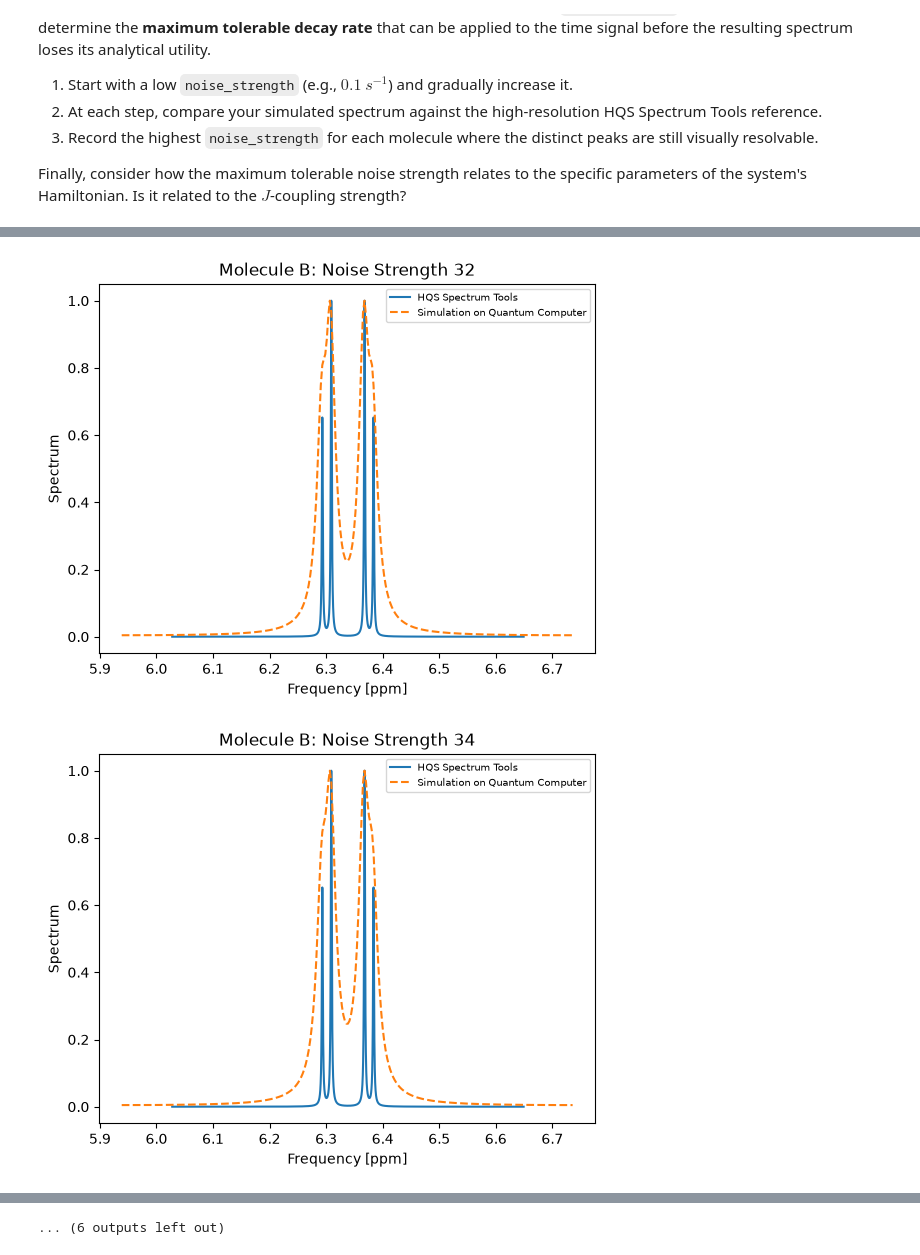
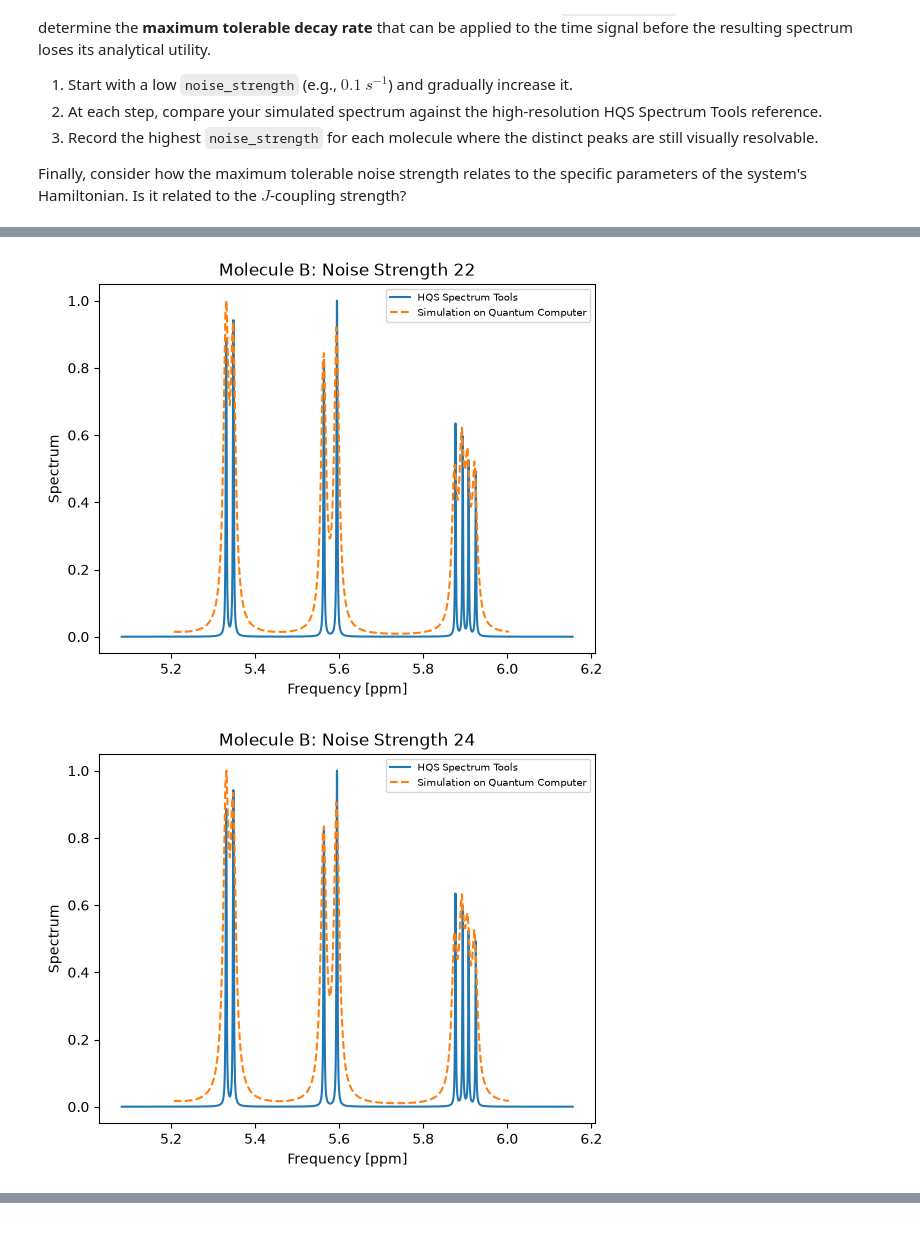
Before and after one commit to jona-sh/qiskit-fall-fest, a Jupyter notebook: nmr.ipynb, the cells around one changed output, grey strips where cells are left out. Drawn from its saved outputs; the diff is of its cells as text; code cells hidden in the pictures.

```diff
--- a/nmr.ipynb
+++ b/nmr.ipynb
@@ -569,7 +585,7 @@ spectrum_full, ppm = time_signal_to_spectrum(
 # %% [markdown]
 Reading off the known spectrum obtained via exact diagonalization from json file. You can also use *HQS Spectrum Tools* to calculate the spectrum.
 # %%
-with open(data_dir / f"spectrum_1.pkl", "rb") as f:
+with open(data_dir / f"spectrum_2.pkl", "rb") as f:
     hqs_spectrum_tools_results = pickle.load(f)
 
 hqs_spectrum_tools_ppm = hqs_spectrum_tools_results["frequencies"]
@@ -609,7 +625,7 @@ For each of the provided molecules (A, B, and C), systematically sweep the `nois
 
 Finally, consider how the maximum tolerable noise strength relates to the specific parameters of the system's Hamiltonian. Is it related to the $J$-coupling strength?
 # %%
-for noise_strength in np.arange(20, 55, 2):  # s^-1 (choose per system/step size)
+for noise_strength in np.arange(10, 30, 2):  # s^-1 (choose per system/step size)
     c_xx = np.zeros(number_of_trottersteps)
     c_yx = np.zeros(number_of_trottersteps)
 
@@ -641,7 +657,7 @@ for noise_strength in np.arange(20, 55, 2):  # s^-1 (choose per system/step size
         chem_shift_hz=chemical_shift_hz,
     )
 
-    with open(data_dir / f"spectrum_1.pkl", "rb") as f:
+    with open(data_dir / f"spectrum_2.pkl", "rb") as f:
         hqs_spectrum_tools_results = pickle.load(f)
 
     hqs_spectrum_tools_ppm = hqs_spectrum_tools_results["frequencies"]
@@ -669,2 +685,2 @@ for noise_strength in np.arange(20, 55, 2):  # s^-1 (choose per system/step size
-[figure, old version]
+[figure, new version]
-[figure, old version]
+[figure, new version]
@@ -675 +688,0 @@ for noise_strength in np.arange(20, 55, 2):  # s^-1 (choose per system/step size
-... (6 outputs left out)
```
Also changed, not shown: parts of 8 cells of this notebook, 12 other files.
